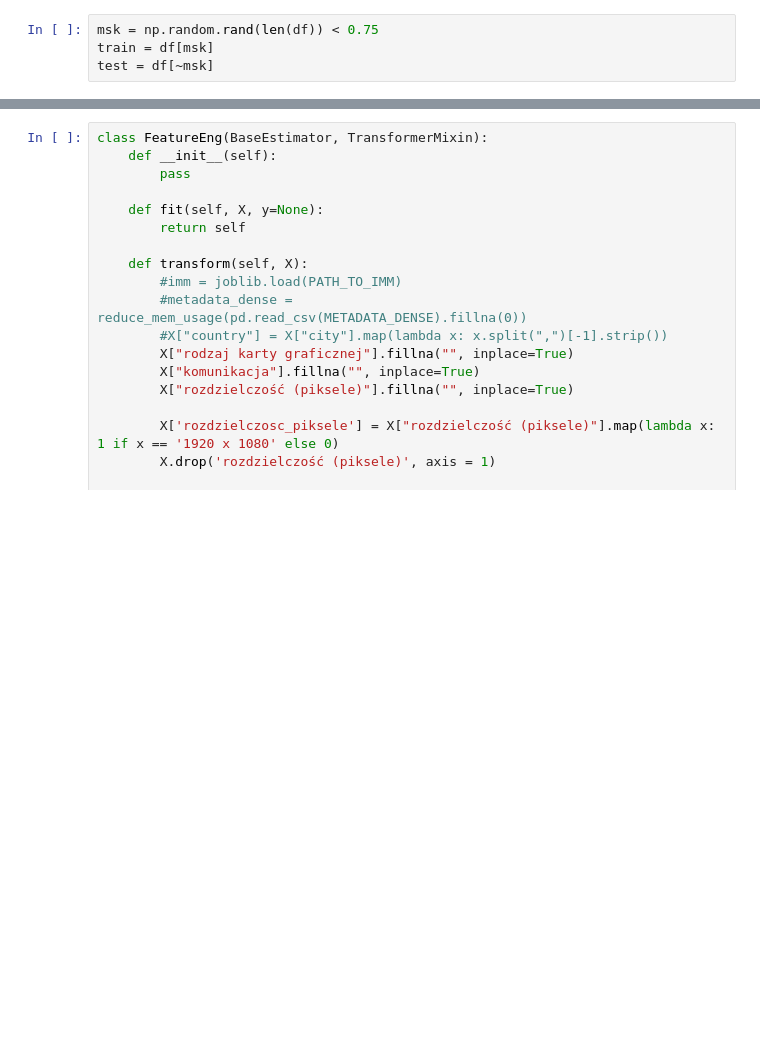
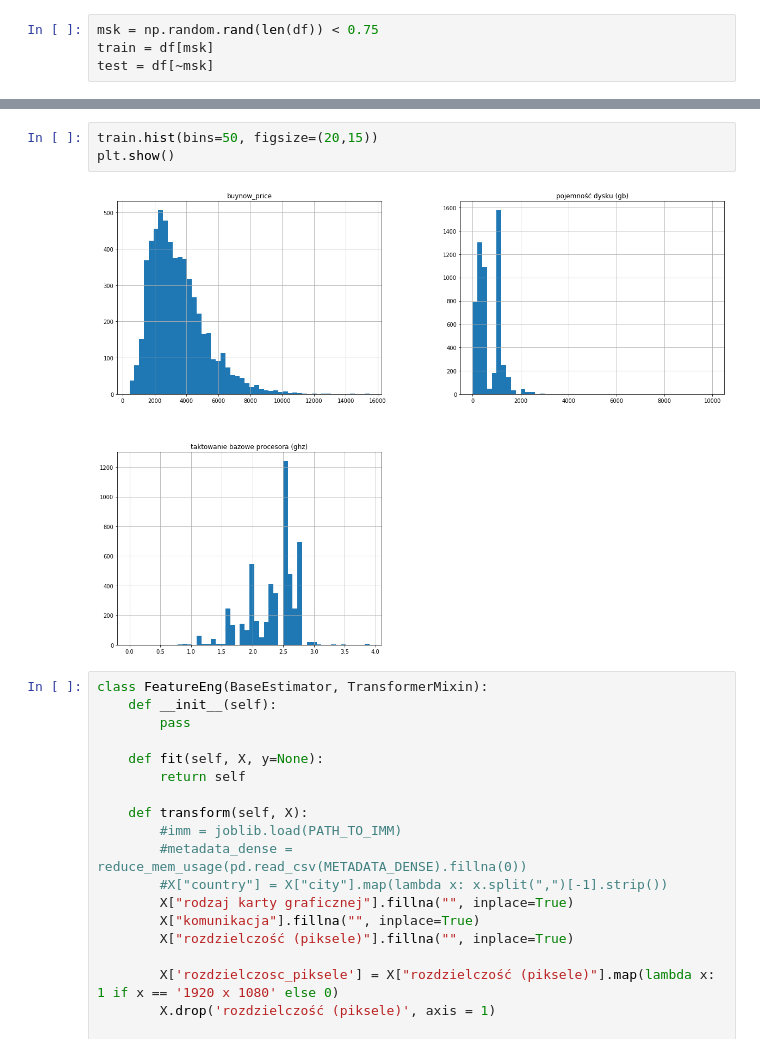
Before and after one commit to sadowskimarcin10/laptop-price, a Jupyter notebook: eda.ipynb, the cells around one changed output, grey strips where cells are left out. Saved outputs shown, nothing was run; the diff lists cells and outputs as text; blank space fills up the shorter version.

```diff
--- a/eda.ipynb
+++ b/eda.ipynb
@@ -58,3 +129,8 @@ train_num = train[['taktowanie bazowe procesora (ghz)', 'pojemność dysku (gb)'
+# %%
+train.hist(bins=50, figsize=(20,15))
+plt.show()
+# %% [output]
+[figure, added]
 # %%
 class FeatureEng(BaseEstimator, TransformerMixin):
     def __init__(self):
```
Also changed, not shown: parts of 24 cells of this notebook.
